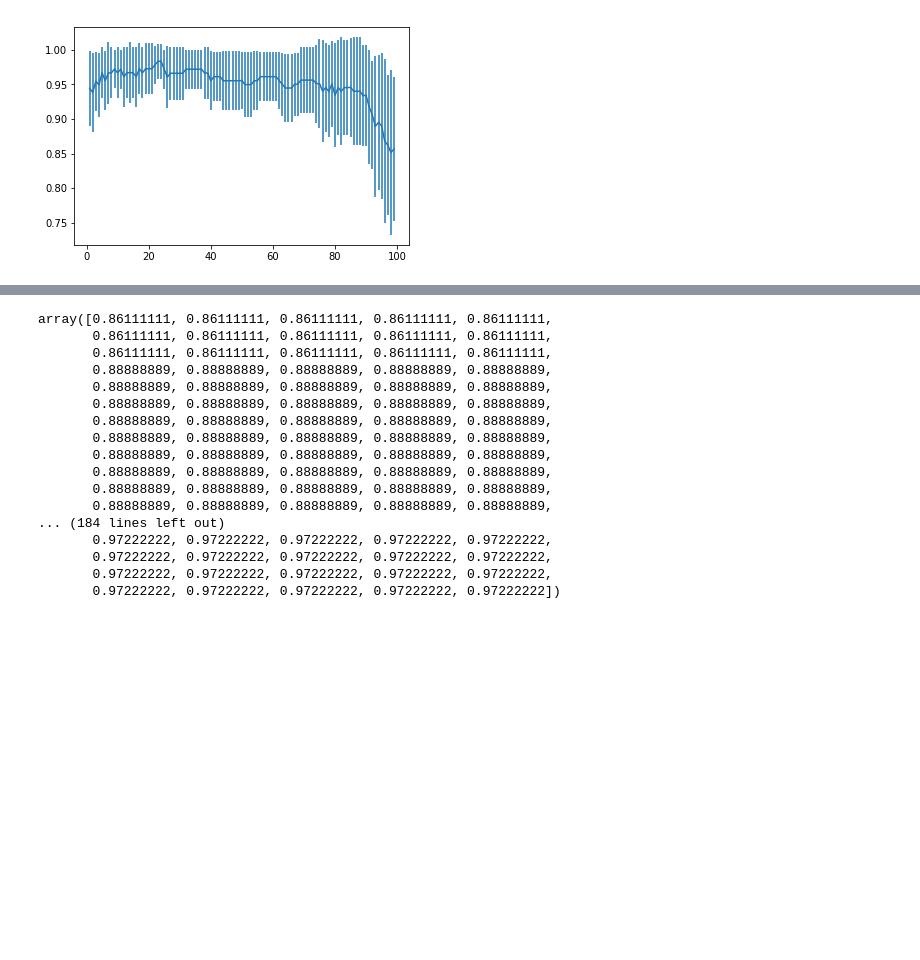
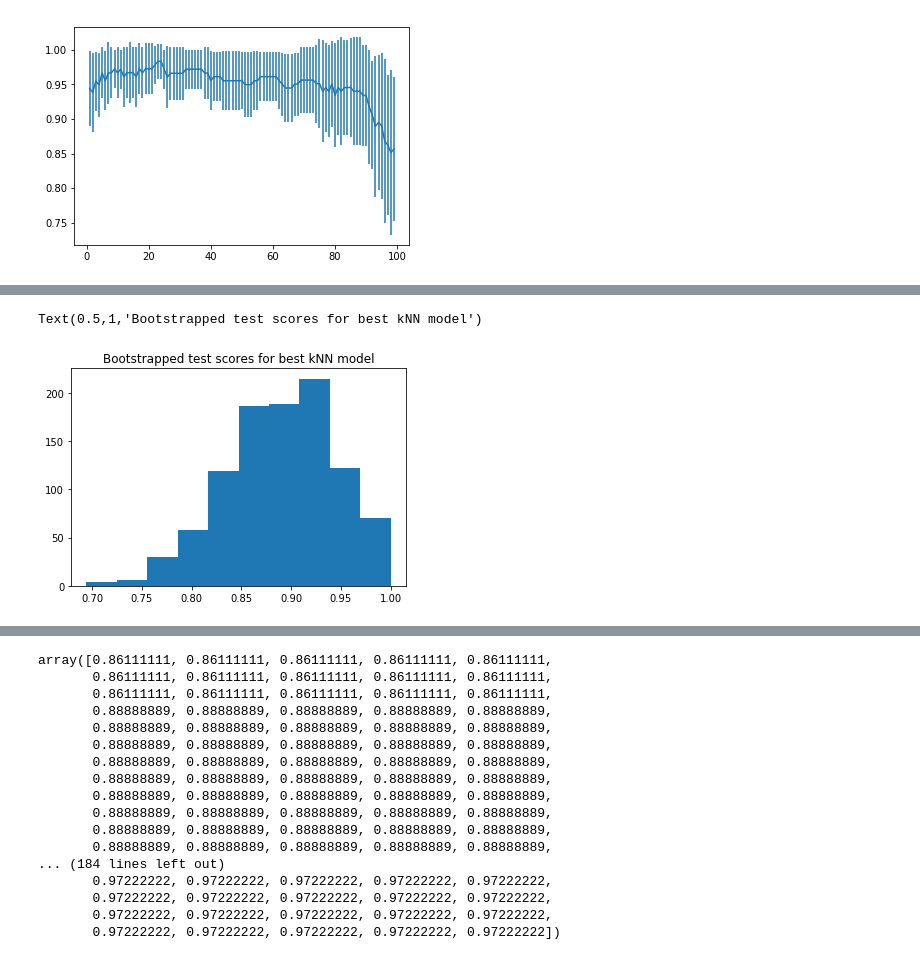
Before and after one commit to olethrosdc/ml-society-science, a Jupyter notebook: src/decision-problems/KNN.ipynb, the cells around one changed output, grey strips where cells are left out. Saved outputs shown, nothing was run; the diff lists cells and outputs as text; code cells hidden in the pictures; blank space fills up the shorter version.

```diff
--- a/src/decision-problems/KNN.ipynb
+++ b/src/decision-problems/KNN.ipynb
@@ -133,13 +133,17 @@ n_bootstrap_samples = 1000 # the more samples we take the better our distributio
 # %%
 # Now we are going to estimate how sensitive is the test result to the test data
 bootstrap_test_score = numpy.zeros(n_bootstrap_samples)
 
 # For each bootstrap sample, we get a different model. There is no need to save the model, as we just want the score on the test set.
 for t in range(n_bootstrap_samples):
-    bootstrap_test_sample = sklearn.utils.resample(train_data_s, replace=True, n_samples = N)
+    bootstrap_test_sample = sklearn.utils.resample(test_data_s, replace=True, n_samples = N_test)
     bootstrap_test_score[t] = accuracy_score(bootstrap_test_sample[target], knn_best_model_xv.predict(bootstrap_test_sample[features]))
 
 plt.hist(bootstrap_test_score)
+plt.title("Bootstrapped test scores for best kNN model")
+# %% [output]
+Text(0.5,1,'Bootstrapped test scores for best kNN model')
+[figure, added]
 # %%
 # Now we are going to estimate the sensitivity of the algorithm to the training data
 bootstrap_score = numpy.zeros(n_bootstrap_samples)
```
Also changed, not shown: parts of 11 cells of this notebook, 3 other files.
